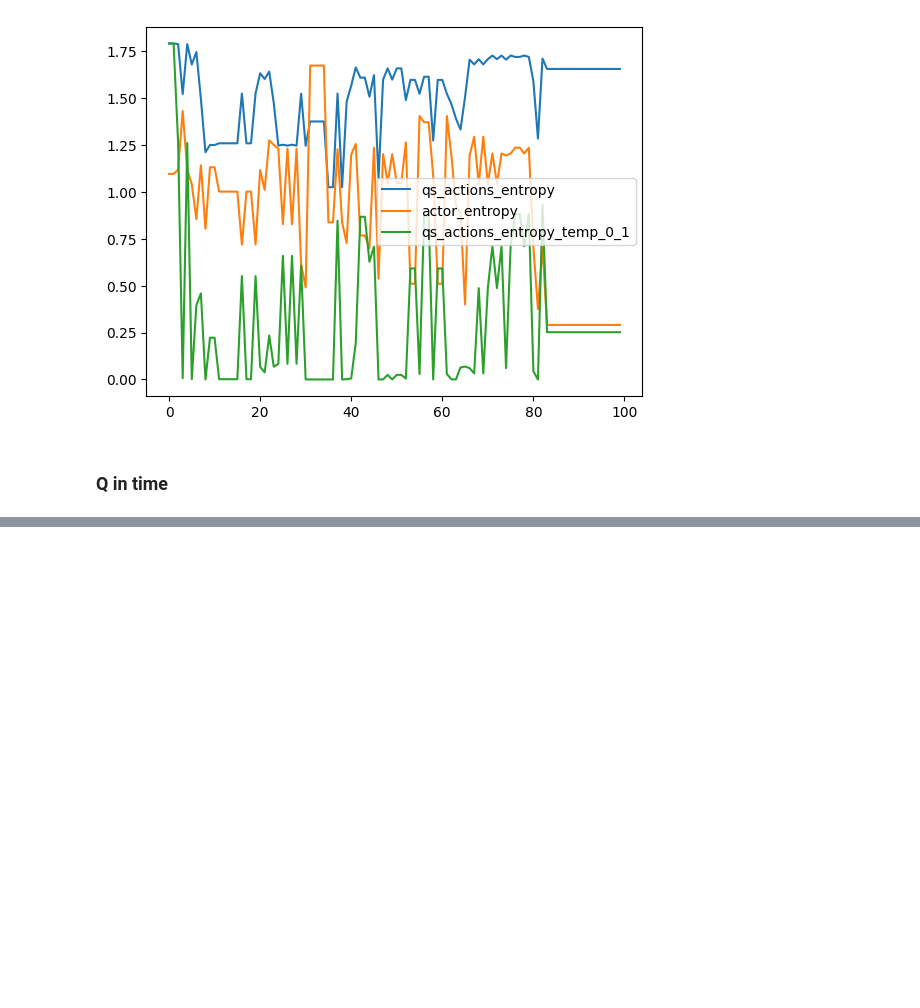
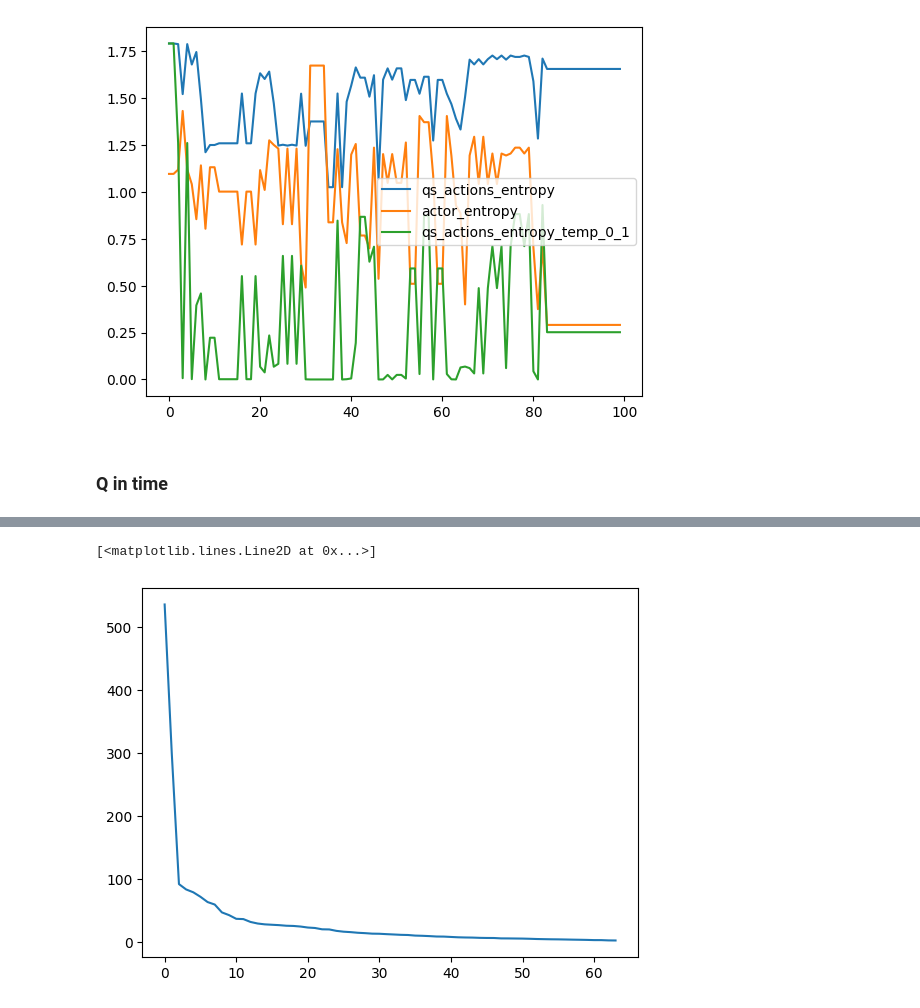
Before and after one commit to wladekpal/golden-standard, a Jupyter notebook: src/notebooks/18_07_25_post_hoc_analysis.ipynb, the cells around one changed output, grey strips where cells are left out. Saved outputs shown, nothing was run; the diff lists cells and outputs as text; code cells hidden in the pictures; blank space fills up the shorter version.

```diff
--- a/src/notebooks/18_07_25_post_hoc_analysis.ipynb
+++ b/src/notebooks/18_07_25_post_hoc_analysis.ipynb
@@ -255,0 +372,3 @@ plt.show()
+# %%
+all_actions = jnp.tile(jnp.arange(6), (timesteps.grid.shape[0]*timesteps.grid.shape[1], 1))  # B x 6
+all_actions.shape
@@ -255,0 +377,2 @@ plt.show()
+# %%
+v, phi, psi= jax.vmap(agent.network.select('critic'), in_axes=(None, None, 1, None))(timesteps.grid.reshape(timesteps.grid.shape[0]*timesteps.grid.shape[1], -1), timesteps.grid.reshape(timesteps.grid.shape[0]*timesteps.grid.shape[1], -1), all_actions, True) # 6 x 2 x B
@@ -255,0 +387,4 @@ plt.show()
+# %%
+psi = psi[0,0,:]
+psi.shape
+psi.ndim
@@ -255,0 +393,13 @@ plt.show()
+# %%
+
+# Compute the singular values of psi (flatten to 2D if needed)
+psi_2d = psi if psi.ndim == 2 else psi.reshape(psi.shape[0], -1)
+s = np.linalg.svd(psi_2d, compute_uv=False)
+
+# Effective rank: number of singular values above a threshold (e.g., 1e-5 times the largest)
+threshold = 1e-5 * s[0]
+effective_rank = jnp.sum(s > threshold)
+
+print("psi.shape:", psi.shape)
+print("Singular values:", s)
+print("Effective rank of psi:", effective_rank)
@@ -255,0 +420,5 @@ plt.show()
+# %%
+plt.plot(s)
+# %% [output]
+[<matplotlib.lines.Line2D at 0x...>]
+[figure, added]
```
Also changed, not shown: parts of 18 cells of this notebook.
